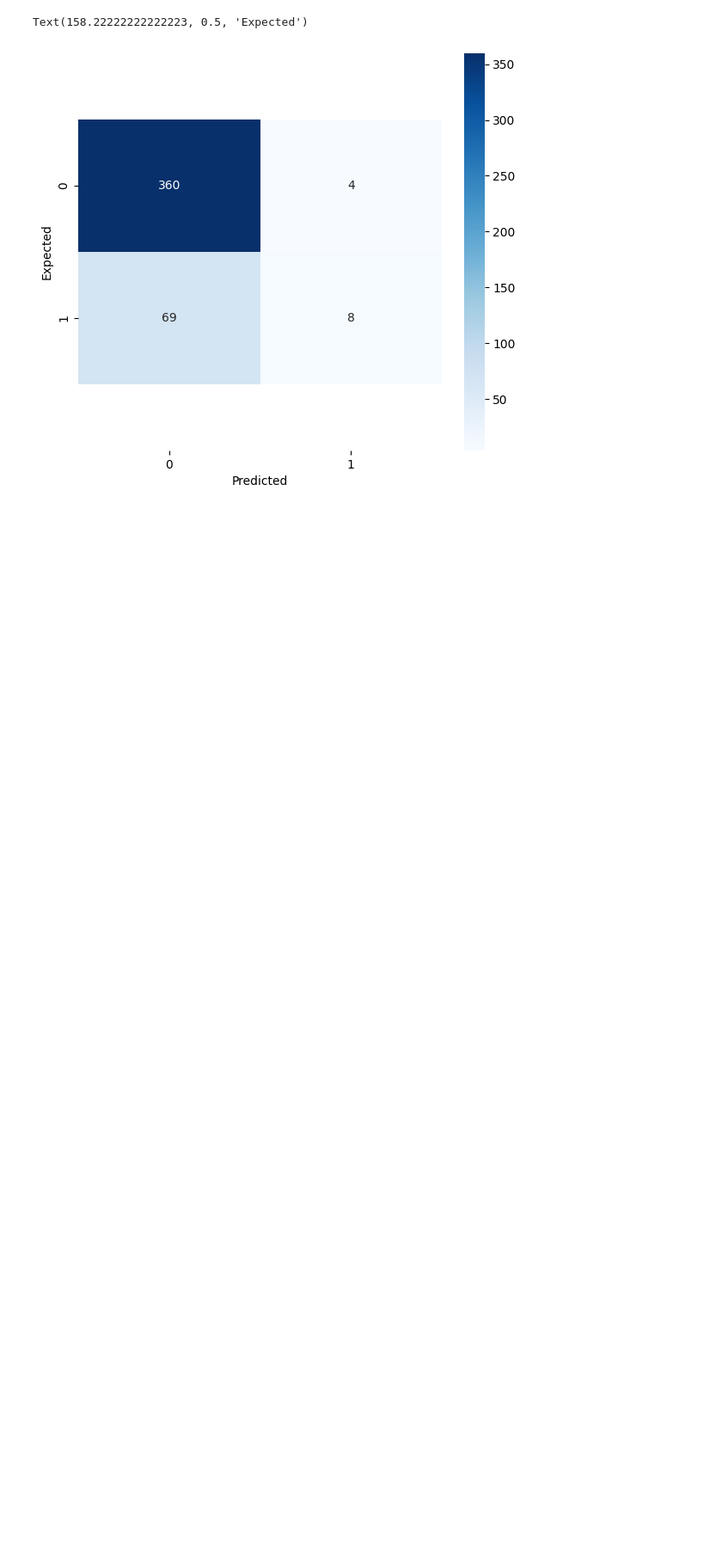
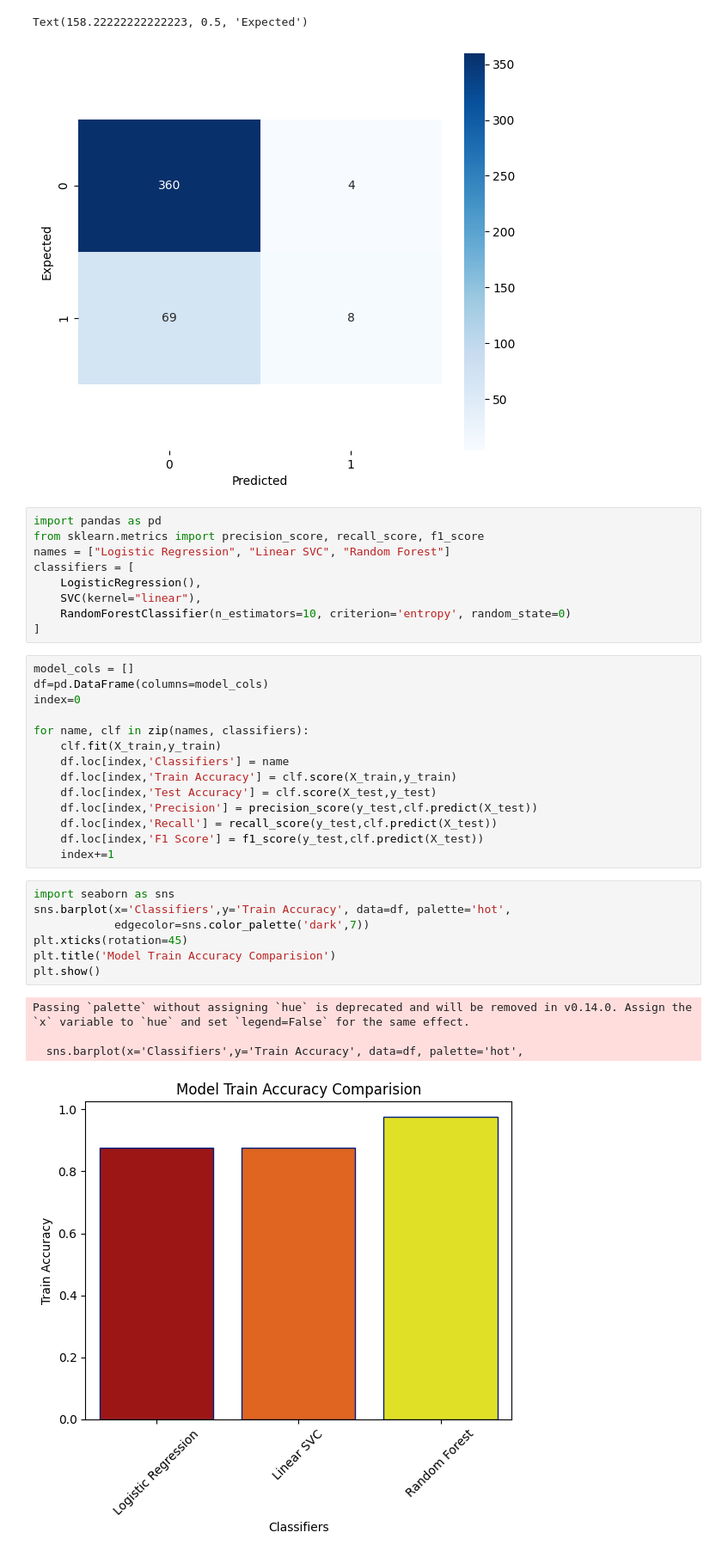
Before and after one commit to Mihan786Chistie/ML_Employee_Attrition, a Jupyter notebook: train.ipynb, the cells around one changed output. Shown at 86% size. Drawn from its saved outputs; the diff is of its cells as text; blank space fills up the shorter version.

```diff
--- a/train.ipynb
+++ b/train.ipynb
@@ -313,3 +313,38 @@ plt.ylabel('Expected')
 # %% [output]
 Text(158.22222222222223, 0.5, 'Expected')
 [figure]
+# %%
+import pandas as pd
+from sklearn.metrics import precision_score, recall_score, f1_score
+names = ["Logistic Regression", "Linear SVC", "Random Forest"]
+classifiers = [
+    LogisticRegression(),
+    SVC(kernel="linear"),
+    RandomForestClassifier(n_estimators=10, criterion='entropy', random_state=0)
+]
+# %%
+model_cols = []
+df=pd.DataFrame(columns=model_cols)
+index=0
+
+for name, clf in zip(names, classifiers):
+    clf.fit(X_train,y_train)
+    df.loc[index,'Classifiers'] = name
+    df.loc[index,'Train Accuracy'] = clf.score(X_train,y_train)
+    df.loc[index,'Test Accuracy'] = clf.score(X_test,y_test)
+    df.loc[index,'Precision'] = precision_score(y_test,clf.predict(X_test))
+    df.loc[index,'Recall'] = recall_score(y_test,clf.predict(X_test))
+    df.loc[index,'F1 Score'] = f1_score(y_test,clf.predict(X_test))
+    index+=1
+# %%
+import seaborn as sns
+sns.barplot(x='Classifiers',y='Train Accuracy', data=df, palette='hot',
+            edgecolor=sns.color_palette('dark',7))
+plt.xticks(rotation=45)
+plt.title('Model Train Accuracy Comparision')
+plt.show()
+# %% [output]
+Passing `palette` without assigning `hue` is deprecated and will be removed in v0.14.0. Assign the `x` variable to `hue` and set `legend=False` for the same effect.
+
+  sns.barplot(x='Classifiers',y='Train Accuracy', data=df, palette='hot',
+[figure, added]
```
Also changed, not shown: parts of 4 cells of this notebook.
